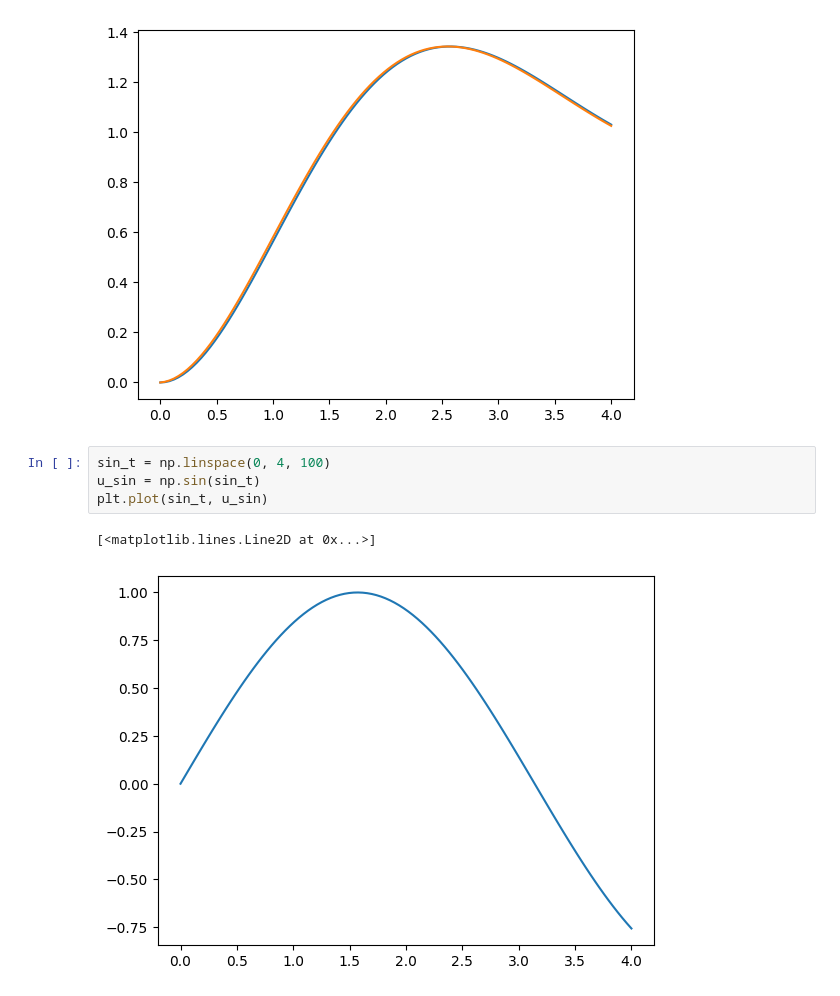
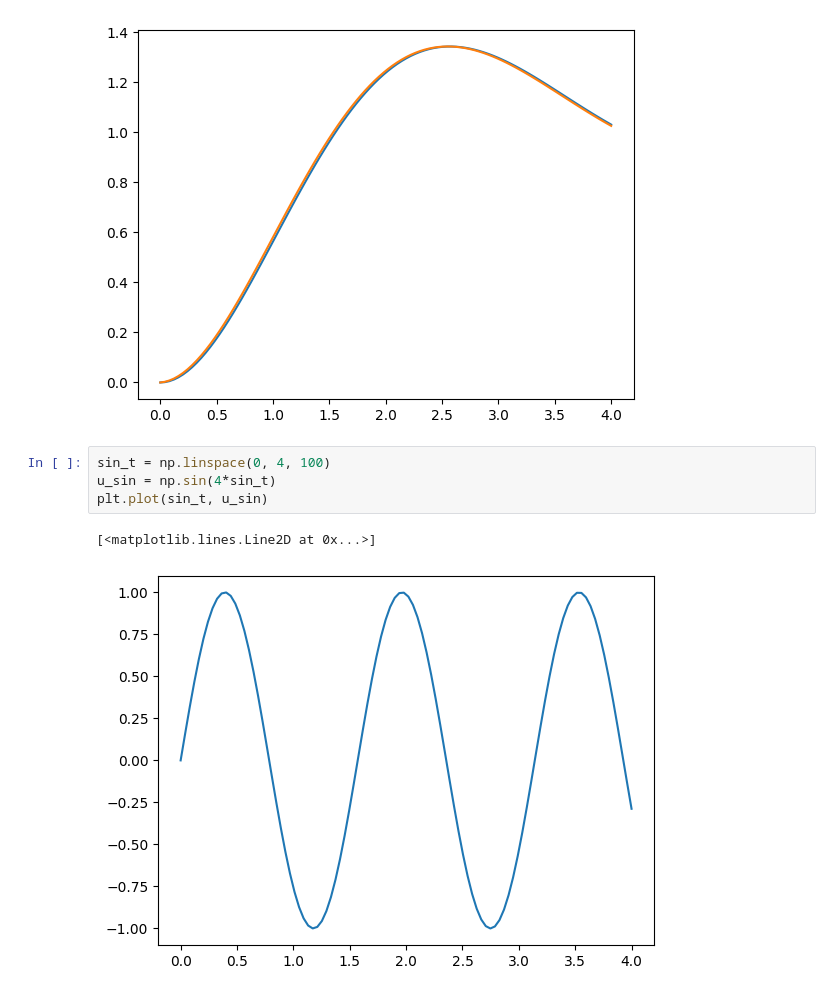
Before and after one commit to artmus208/ident-methods, a Jupyter notebook: test_identify_it.ipynb, the cells around one changed output. Saved outputs shown, nothing was run; the diff lists cells and outputs as text.

```diff
--- a/test_identify_it.ipynb
+++ b/test_identify_it.ipynb
@@ -43,11 +43,11 @@ LSM is runing...
 [figure]
 # %%
 sin_t = np.linspace(0, 4, 100)
-u_sin = np.sin(sin_t)
+u_sin = np.sin(4*sin_t)
 plt.plot(sin_t, u_sin)
 # %% [output]
 [<matplotlib.lines.Line2D at 0x...>]
-[figure, old version]
+[figure, new version]
 # %%
 t_forced, y_forced = co.forced_response(aper, sin_t, u_sin)
 plt.plot(t_forced, y_forced)
```
Also changed, not shown: parts of 2 cells of this notebook.
